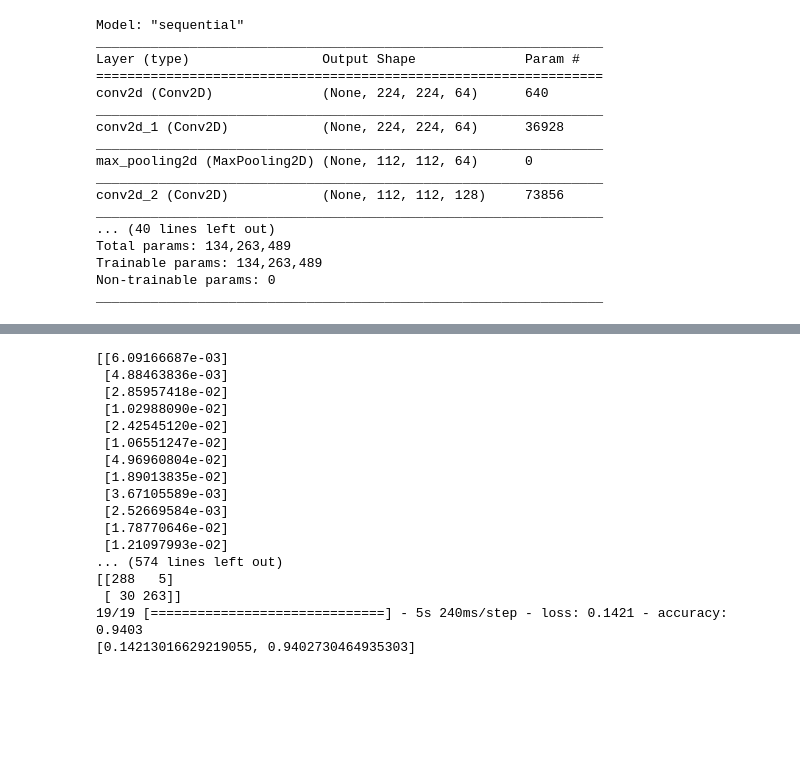
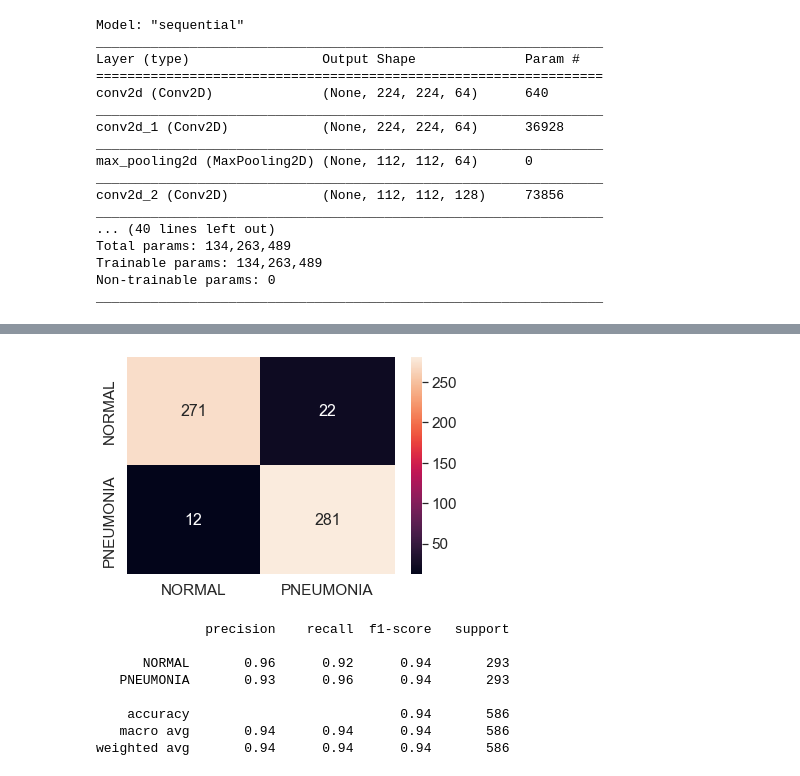
Before and after one commit to pcoberle/Machine-Learning-semester-project, a Jupyter notebook: ML 456 semester project.ipynb, the cells around one changed output, grey strips where cells are left out. Drawn from its saved outputs; the diff is of its cells as text; code cells hidden in the pictures; blank space fills up the shorter version.

```diff
--- a/ML 456 semester project.ipynb
+++ b/ML 456 semester project.ipynb
@@ -223,9 +225,11 @@ model.compile(loss='binary_crossentropy',
 
 model.fit(training,
               batch_size=batch_size,
-              epochs=20,
+              epochs=50,
               validation_data=validation,
               shuffle=True,
               class_weight=cw,
-              callbacks=[tensorboard,checkpoint])
+              callbacks=[tensorboard])
+
+model.save('my_model.model')
 # %% [output]
@@ -256,25 +259,26 @@ plt.imshow(x[0][0])
 # %%
 predictions = model.predict(testing)
 predictions[predictions <= 0.5] = 0.
 predictions[predictions > 0.5] = 1.
 #print(predictions)
-print(confusion_matrix(testing.classes, predictions))
-print(model.evaluate(testing))
+#print(confusion_matrix(testing.classes, predictions))
+#print(model.evaluate(testing))
+#print(testing.classes)
+predictDataFrame = pd.DataFrame(confusion_matrix(testing.classes, predictions), range(2), range(2))
+sn.set(font_scale=1.4)
+heatmap = sn.heatmap(predictDataFrame, annot=True, annot_kws={"size":16}, fmt='g', xticklabels=True, yticklabels=True)
+heatmap.set_xticklabels(["NORMAL","PNEUMONIA"])
+heatmap.set_yticklabels(["NORMAL","PNEUMONIA"],va='center')
+plt.show()
+
+print(classification_report(testing.classes, predictions, target_names=["NORMAL","PNEUMONIA"]))
 # %% [output]
+[figure, added]
-[[6.09166687e-03]
- [4.88463836e-03]
- [2.85957418e-02]
- [1.02988090e-02]
- [2.42545120e-02]
- [1.06551247e-02]
- [4.96960804e-02]
- [1.89013835e-02]
- [3.67105589e-03]
- [2.52669584e-03]
- [1.78770646e-02]
- [1.21097993e-02]
-... (574 lines left out)
-[[288   5]
- [ 30 263]]
-19/19 [==============================] - 5s 240ms/step - loss: 0.1421 - accuracy: 0.9403
-[0.14213016629219055, 0.9402730464935303]
+              precision    recall  f1-score   support
+
+      NORMAL       0.96      0.92      0.94       293
+   PNEUMONIA       0.93      0.96      0.94       293
+
+    accuracy                           0.94       586
+   macro avg       0.94      0.94      0.94       586
+weighted avg       0.94      0.94      0.94       586
```
Also changed, not shown: parts of 5 cells of this notebook.
